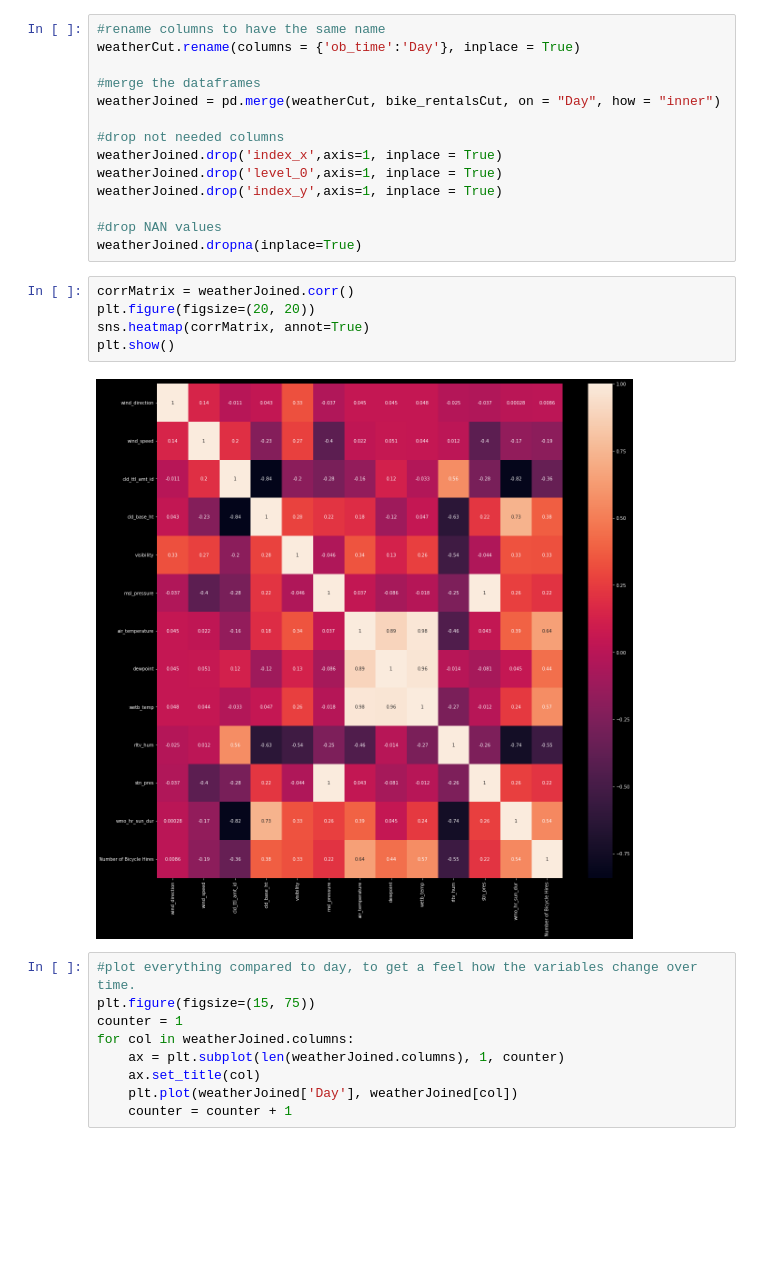
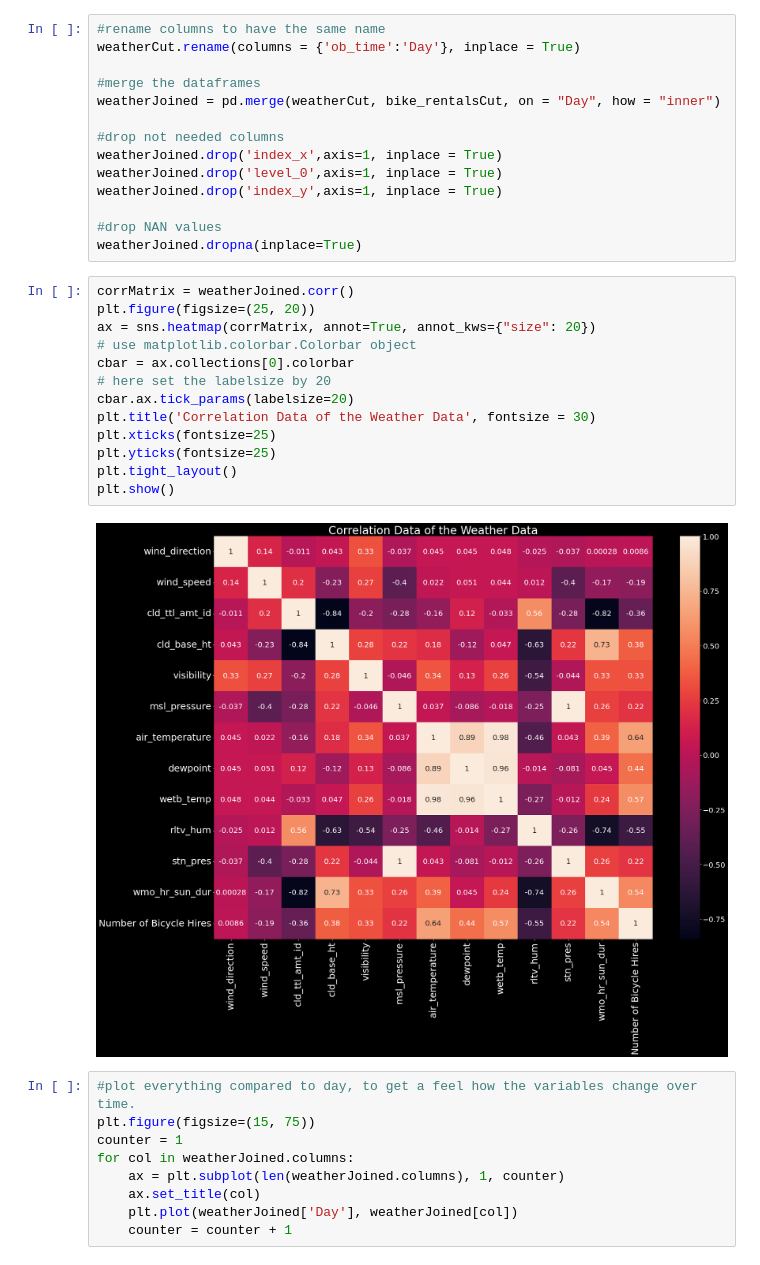
Before and after one commit to player1s/SocialDataWithTheBESTGroupEver, a Jupyter notebook: assignments/Project.ipynb, the cells around one changed output. Saved outputs shown, nothing was run; the diff lists cells and outputs as text; blank space fills up the shorter version.

```diff
--- a/assignments/Project.ipynb
+++ b/assignments/Project.ipynb
@@ -544,13 +543,21 @@ weatherJoined.drop('index_y',axis=1, inplace = True)
 
 #drop NAN values
 weatherJoined.dropna(inplace=True)
-# %%
-corrMatrix = weatherJoined.corr()
-plt.figure(figsize=(20, 20))
-sns.heatmap(corrMatrix, annot=True)
-plt.show()
-# %% [output]
-[figure, removed]
+# %%
+corrMatrix = weatherJoined.corr()
+plt.figure(figsize=(25, 20))
+ax = sns.heatmap(corrMatrix, annot=True, annot_kws={"size": 20})
+# use matplotlib.colorbar.Colorbar object
+cbar = ax.collections[0].colorbar
+# here set the labelsize by 20
+cbar.ax.tick_params(labelsize=20)
+plt.title('Correlation Data of the Weather Data', fontsize = 30)
+plt.xticks(fontsize=25)
+plt.yticks(fontsize=25)
+plt.tight_layout()
+plt.show()
+# %% [output]
+[figure, added]
 # %%
 #plot everything compared to day, to get a feel how the variables change over time.
 plt.figure(figsize=(15, 75))
```
Also changed, not shown: parts of 34 cells of this notebook.
